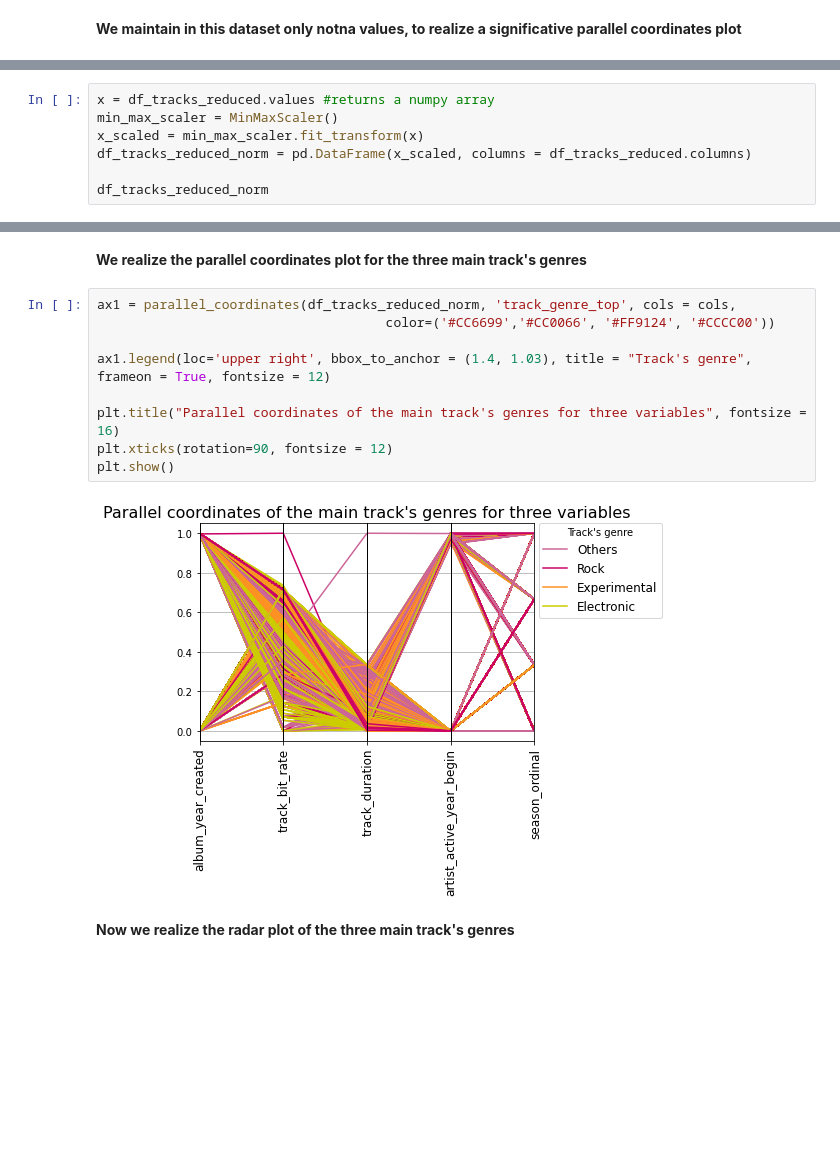
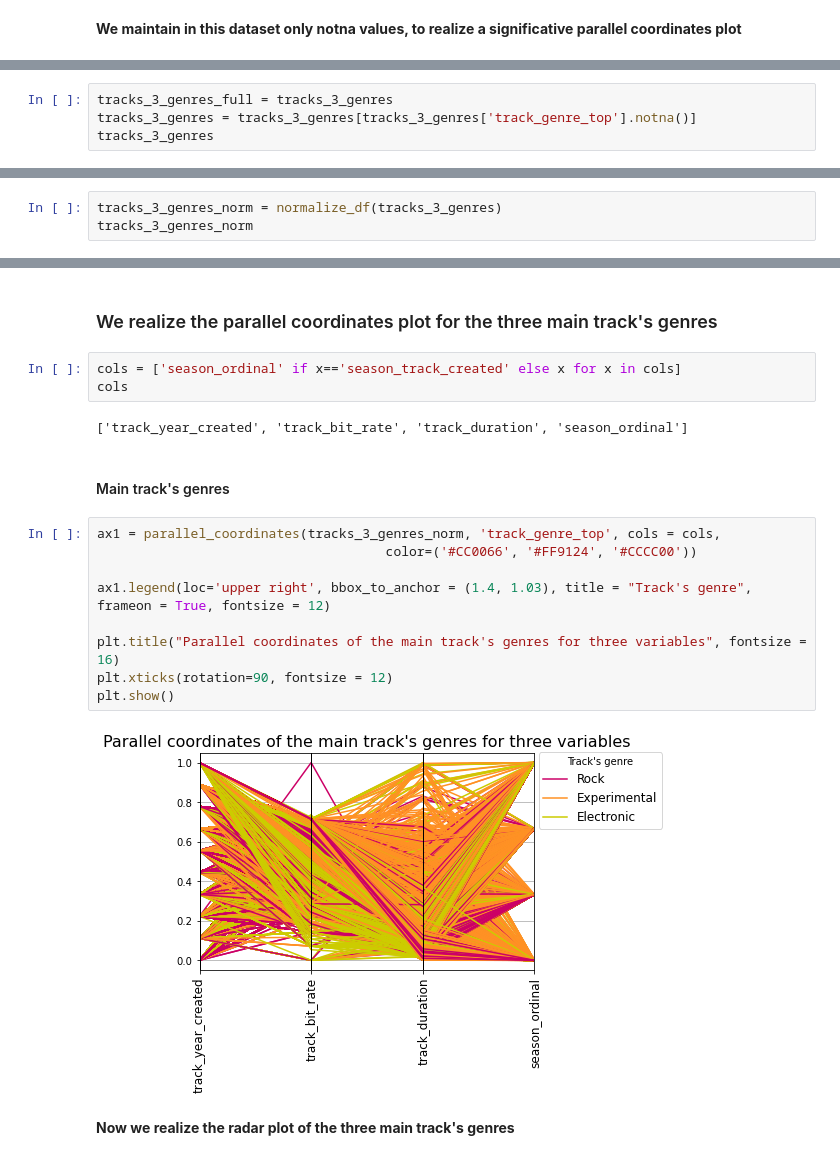
Before and after one commit to alexandrabradan/Datamining2_AdvancedTopics, a Jupyter notebook: notebook/Module_1/Music Analysis_understanding.ipynb, the cells around one changed output, grey strips where cells are left out. Cells and saved outputs as stored; diff of their text form; blank space fills up the shorter version.

```diff
--- a/notebook/Module_1/Music Analysis_understanding.ipynb
+++ b/notebook/Module_1/Music Analysis_understanding.ipynb
@@ -1026,7 +1183,0 @@ del df_tracks_reduced["track_genre_top"]
-# %%
-x = df_tracks_reduced.values #returns a numpy array
-min_max_scaler = MinMaxScaler()
-x_scaled = min_max_scaler.fit_transform(x)
-df_tracks_reduced_norm = pd.DataFrame(x_scaled, columns = df_tracks_reduced.columns)
-
-df_tracks_reduced_norm
@@ -1064,0 +1184,4 @@ df_tracks_reduced_norm
+# %%
+tracks_3_genres_full = tracks_3_genres
+tracks_3_genres = tracks_3_genres[tracks_3_genres['track_genre_top'].notna()]
+tracks_3_genres
@@ -1064,0 +1222,3 @@ df_tracks_reduced_norm
+# %%
+tracks_3_genres_norm = normalize_df(tracks_3_genres)
+tracks_3_genres_norm
@@ -1065,16 +1256,23 @@ df_tracks_reduced_norm
 # %% [markdown]
-<b>We realize the parallel coordinates plot for the three main track's genres</b>
+<h3>We realize the parallel coordinates plot for the three main track's genres</h3>
+# %%
+cols = ['season_ordinal' if x=='season_track_created' else x for x in cols]
+cols
+# %% [output]
+['track_year_created', 'track_bit_rate', 'track_duration', 'season_ordinal']
+# %% [markdown]
+<h4>Main track's genres</h4>
 # %%
-ax1 = parallel_coordinates(df_tracks_reduced_norm, 'track_genre_top', cols = cols,
-                                     color=('#CC6699','#CC0066', '#FF9124', '#CCCC00'))
+ax1 = parallel_coordinates(tracks_3_genres_norm, 'track_genre_top', cols = cols,
+                                     color=('#CC0066', '#FF9124', '#CCCC00'))
 
 ax1.legend(loc='upper right', bbox_to_anchor = (1.4, 1.03), title = "Track's genre", frameon = True, fontsize = 12)
 
 plt.title("Parallel coordinates of the main track's genres for three variables", fontsize = 16)
 plt.xticks(rotation=90, fontsize = 12)
 plt.show()
 # %% [output]
-[figure, old version]
+[figure, new version]
 # %% [markdown]
 <b>Now we realize the radar plot of the three main track's genres</b>
 # %%
```
Also changed, not shown: parts of 184 cells of this notebook.
